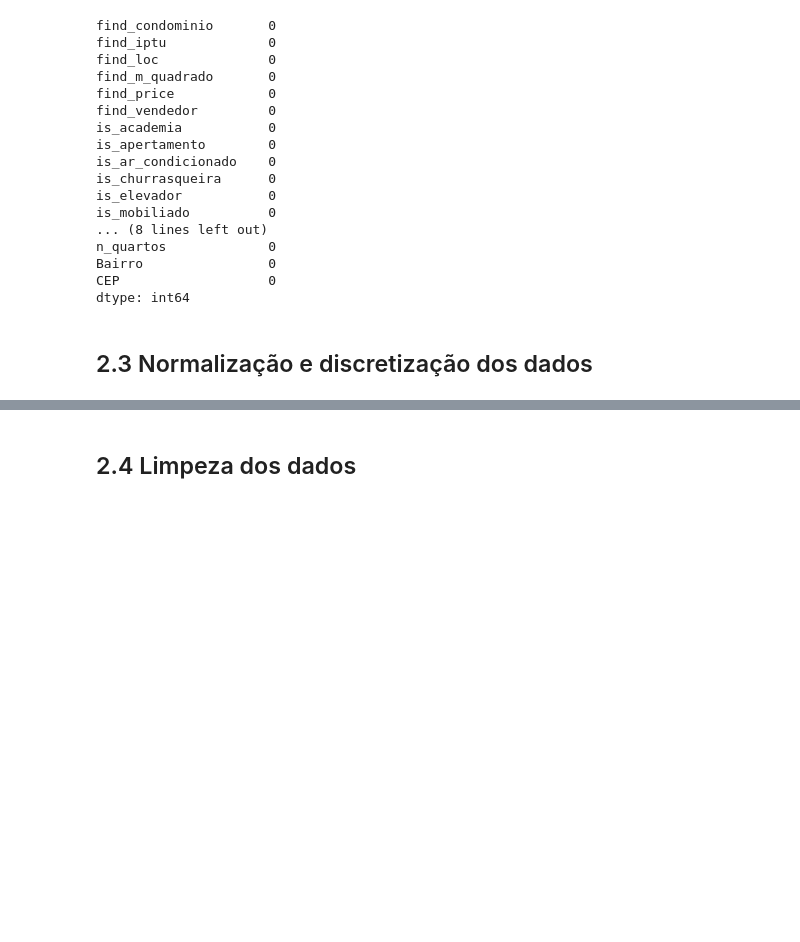
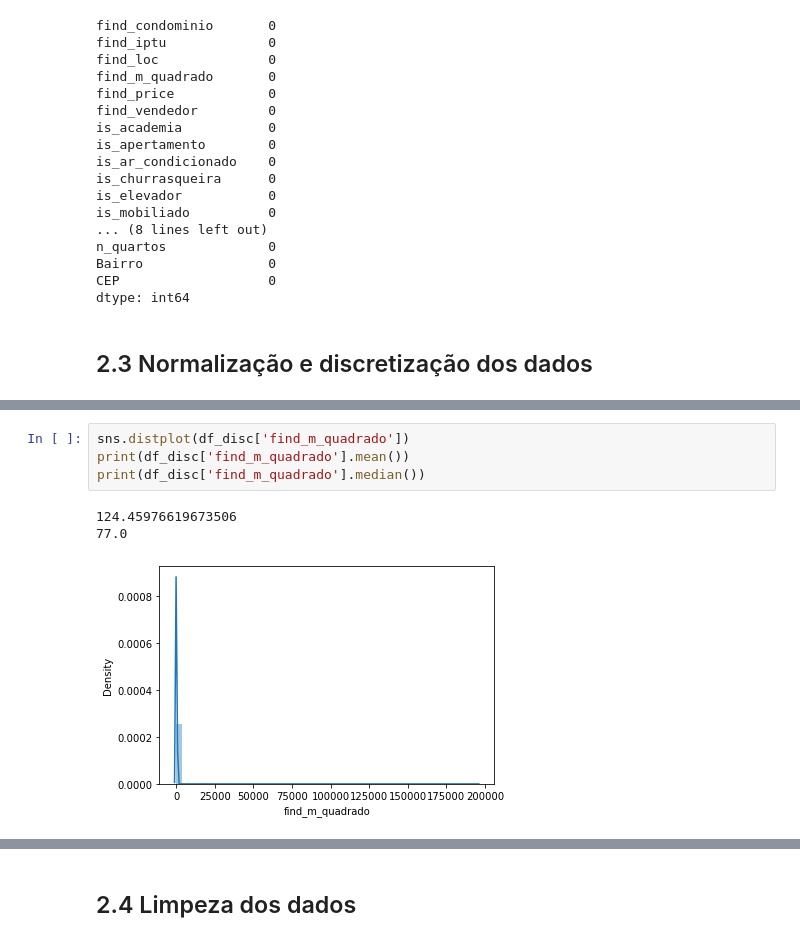
Before and after one commit to DaviMPaiva/scraping, a Jupyter notebook: notebook_analysis/data_analysis.ipynb, the cells around one changed output, grey strips where cells are left out. Drawn from its saved outputs; the diff is of its cells as text; blank space fills up the shorter version.

```diff
--- a/notebook_analysis/data_analysis.ipynb
+++ b/notebook_analysis/data_analysis.ipynb
@@ -277,0 +279,8 @@ df_disc['dist_find_m_quadrado'].value_counts()[:25].plot(kind='bar')
+# %%
+sns.distplot(df_disc['find_m_quadrado'])
+print(df_disc['find_m_quadrado'].mean())
+print(df_disc['find_m_quadrado'].median())
+# %% [output]
+124.45976619673506
+77.0
+[figure, added]
```
Also changed, not shown: parts of 16 cells of this notebook.
